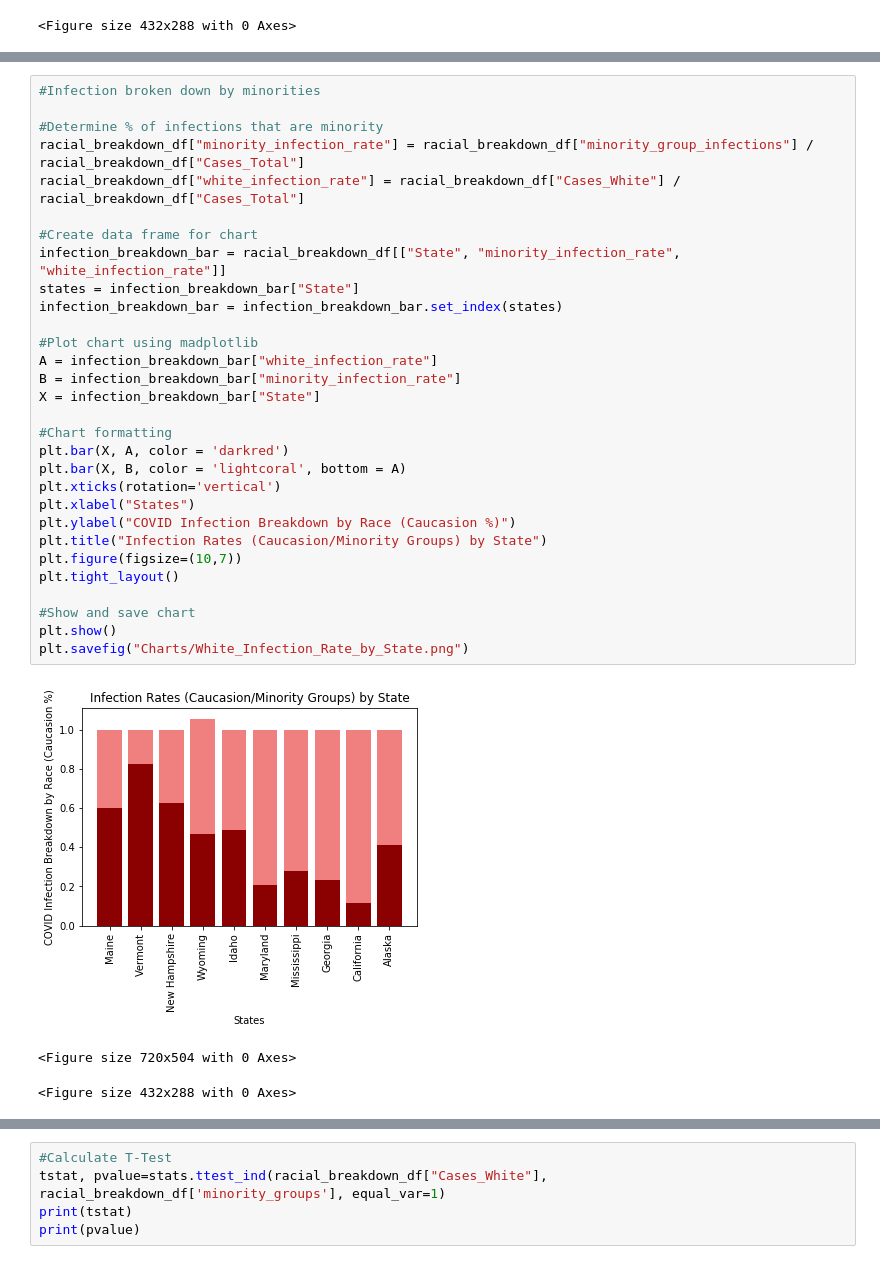
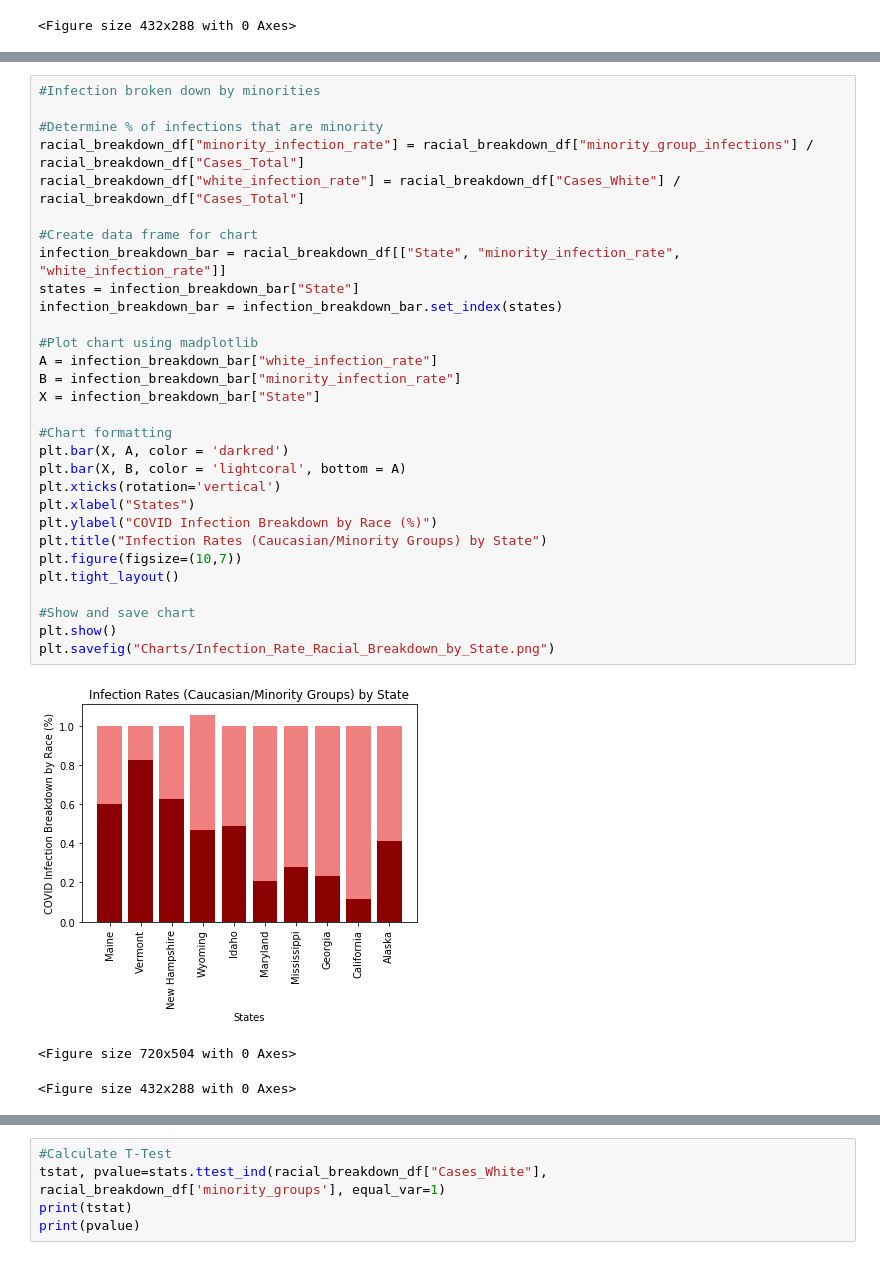
Before and after one commit to MBoerenko/Project1, a Jupyter notebook: CleanUp.ipynb, the cells around one changed output, grey strips where cells are left out. Drawn from its saved outputs; the diff is of its cells as text.

```diff
--- a/CleanUp.ipynb
+++ b/CleanUp.ipynb
@@ -314,35 +320,35 @@ No handles with labels found to put in legend.
 # %%
 #Infection broken down by minorities
 
 #Determine % of infections that are minority
 racial_breakdown_df["minority_infection_rate"] = racial_breakdown_df["minority_group_infections"] / racial_breakdown_df["Cases_Total"]
 racial_breakdown_df["white_infection_rate"] = racial_breakdown_df["Cases_White"] / racial_breakdown_df["Cases_Total"]
 
 #Create data frame for chart
 infection_breakdown_bar = racial_breakdown_df[["State", "minority_infection_rate", "white_infection_rate"]]
 states = infection_breakdown_bar["State"]
 infection_breakdown_bar = infection_breakdown_bar.set_index(states)
 
 #Plot chart using madplotlib
 A = infection_breakdown_bar["white_infection_rate"]
 B = infection_breakdown_bar["minority_infection_rate"]
 X = infection_breakdown_bar["State"]
 
 #Chart formatting
 plt.bar(X, A, color = 'darkred')
 plt.bar(X, B, color = 'lightcoral', bottom = A)
 plt.xticks(rotation='vertical')
 plt.xlabel("States")
-plt.ylabel("COVID Infection Breakdown by Race (Caucasion %)")
-plt.title("Infection Rates (Caucasion/Minority Groups) by State")
+plt.ylabel("COVID Infection Breakdown by Race (%)")
+plt.title("Infection Rates (Caucasian/Minority Groups) by State")
 plt.figure(figsize=(10,7))
 plt.tight_layout()
 
 #Show and save chart
 plt.show()
-plt.savefig("Charts/White_Infection_Rate_by_State.png")
+plt.savefig("Charts/Infection_Rate_Racial_Breakdown_by_State.png")
 # %% [output]
-[figure, old version]
+[figure, new version]
 <Figure size 720x504 with 0 Axes>
 <Figure size 432x288 with 0 Axes>
 # %%
```
Also changed, not shown: parts of 6 cells of this notebook, 8 other files.
